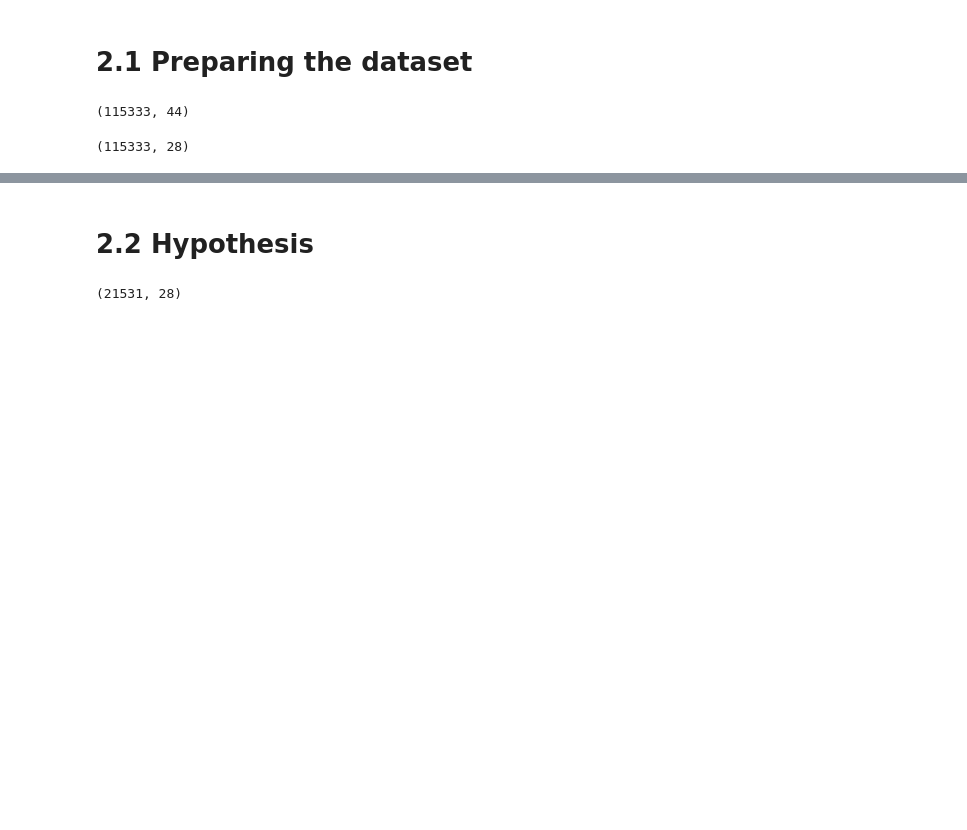
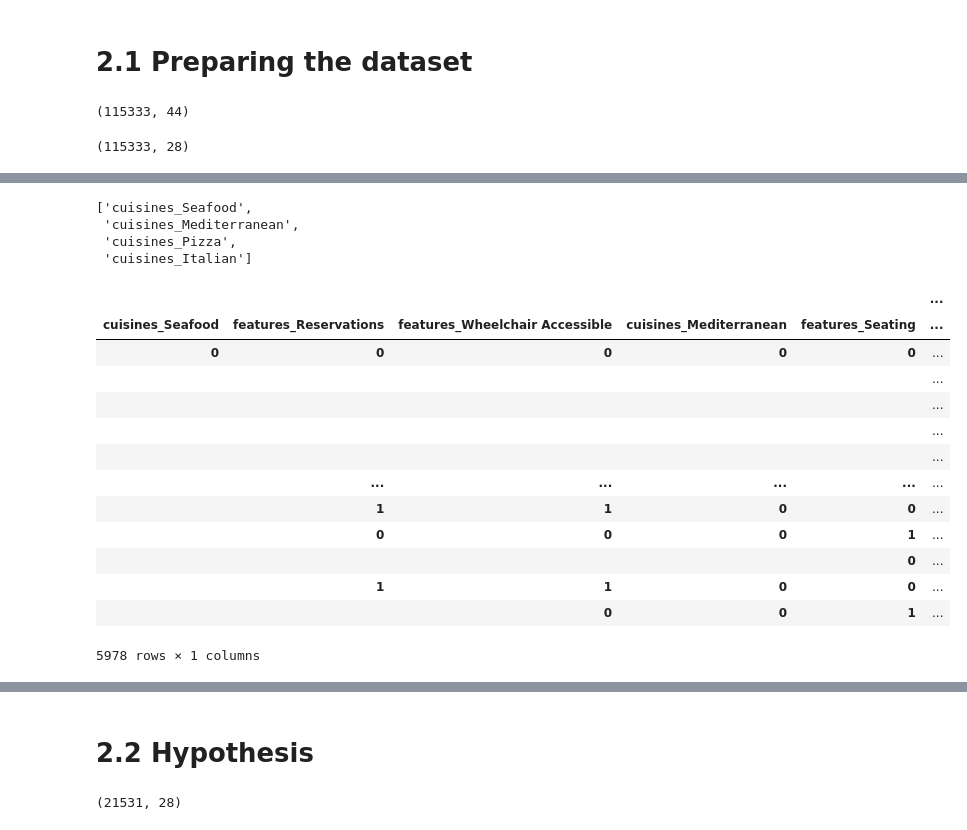
Before and after one commit to am-tropin/restaurant-europe, a Jupyter notebook: restaurant_hypothesis_testing.ipynb, the cells around one changed output, grey strips where cells are left out. Cells and saved outputs as stored; diff of their text form; code cells hidden in the pictures; blank space fills up the shorter version.

```diff
--- a/restaurant_hypothesis_testing.ipynb
+++ b/restaurant_hypothesis_testing.ipynb
@@ -535,0 +588,25 @@ See the caveats in the documentation: https://pandas.pydata.org/pandas-docs/stab
+# %%
+cuisines_columns = [col for col in feature_columns if 'cuisines_' in col]
+cuisines_columns
+# %% [output]
+['cuisines_Seafood',
+ 'cuisines_Mediterranean',
+ 'cuisines_Pizza',
+ 'cuisines_Italian']
+# %%
+pd.DataFrame(italy_df.groupby(feature_columns).size().sort_values(ascending=False))
+# %% [output]
+|  |  |  |  |  | ... |
+| cuisines_Seafood | features_Reservations | features_Wheelchair Accessible | cuisines_Mediterranean | features_Seating | ... |
+| 0 | 0 | 0 | 0 | 0 | ... |
+|  |  |  |  |  | ... |
+|  |  |  |  |  | ... |
+|  |  |  |  |  | ... |
+|  |  |  |  |  | ... |
+|  | ... | ... | ... | ... | ... |
+|  | 1 | 1 | 0 | 0 | ... |
+|  | 0 | 0 | 0 | 1 | ... |
+|  |  |  |  | 0 | ... |
+|  | 1 | 1 | 0 | 0 | ... |
+|  |  | 0 | 0 | 1 | ... |
+5978 rows × 1 columns
```
Also changed, not shown: parts of 19 cells of this notebook.
